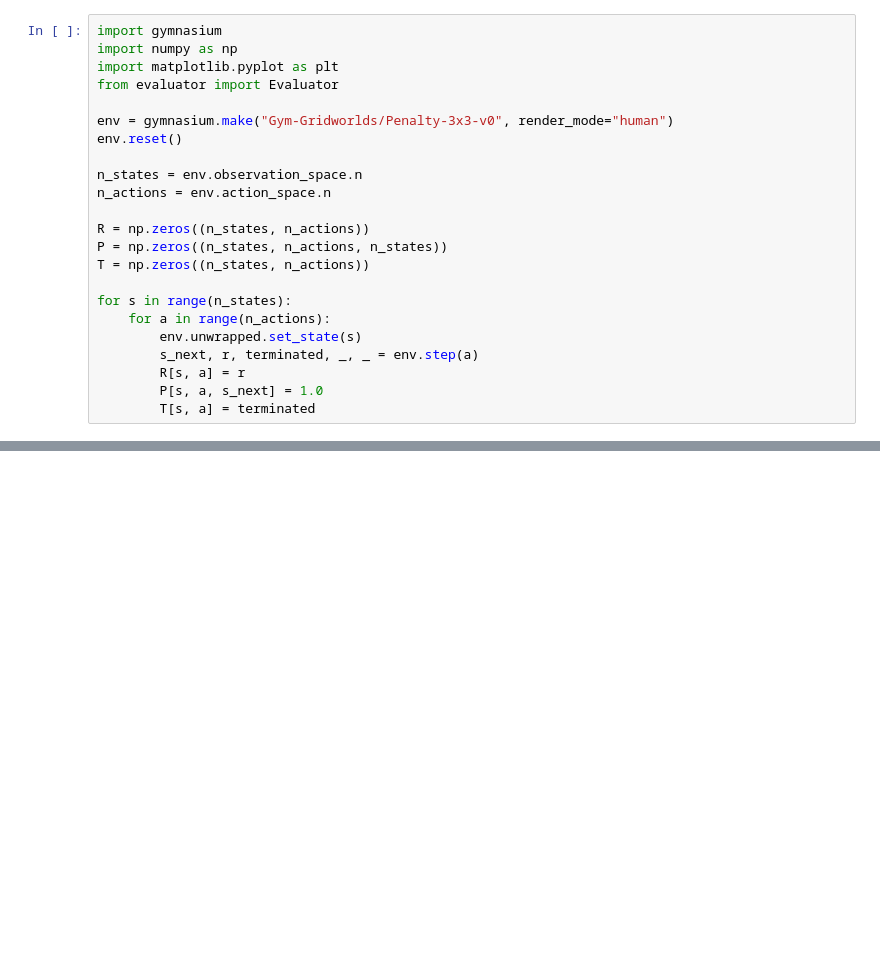
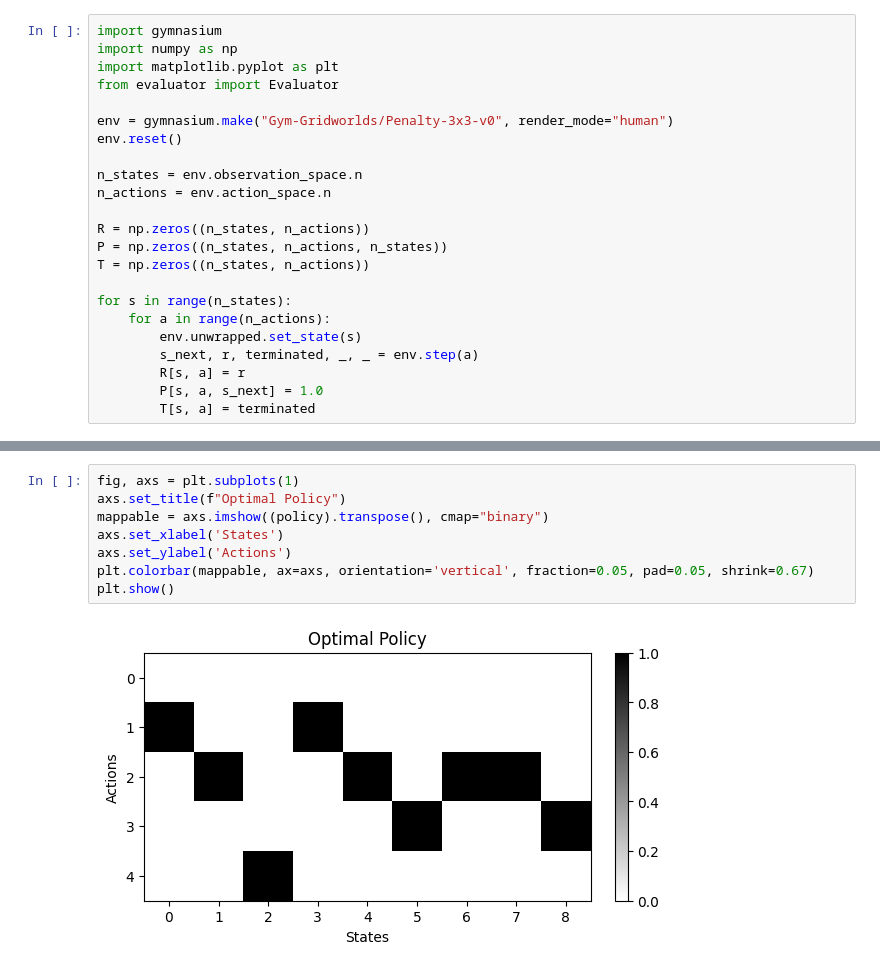
Before and after one commit to cruz-lucas/gym_gridworlds, a Jupyter notebook: Assignment_2/Assignment_2.ipynb, the cells around one changed output, grey strips where cells are left out. Saved outputs shown, nothing was run; the diff lists cells and outputs as text; blank space fills up the shorter version.

Commit message:
fix: fix initialization and improve images

```diff
--- a/Assignment_2/Assignment_2.ipynb
+++ b/Assignment_2/Assignment_2.ipynb
@@ -77,0 +50,10 @@ for init_value in [-10, 0, 10]:
+# %%
+fig, axs = plt.subplots(1)
+axs.set_title(f"Optimal Policy")
+mappable = axs.imshow((policy).transpose(), cmap="binary")
+axs.set_xlabel('States')
+axs.set_ylabel('Actions')
+plt.colorbar(mappable, ax=axs, orientation='vertical', fraction=0.05, pad=0.05, shrink=0.67)
+plt.show()
+# %% [output]
+[figure, added]
```
Also changed, not shown: parts of 3 cells of this notebook, 1 other file.
